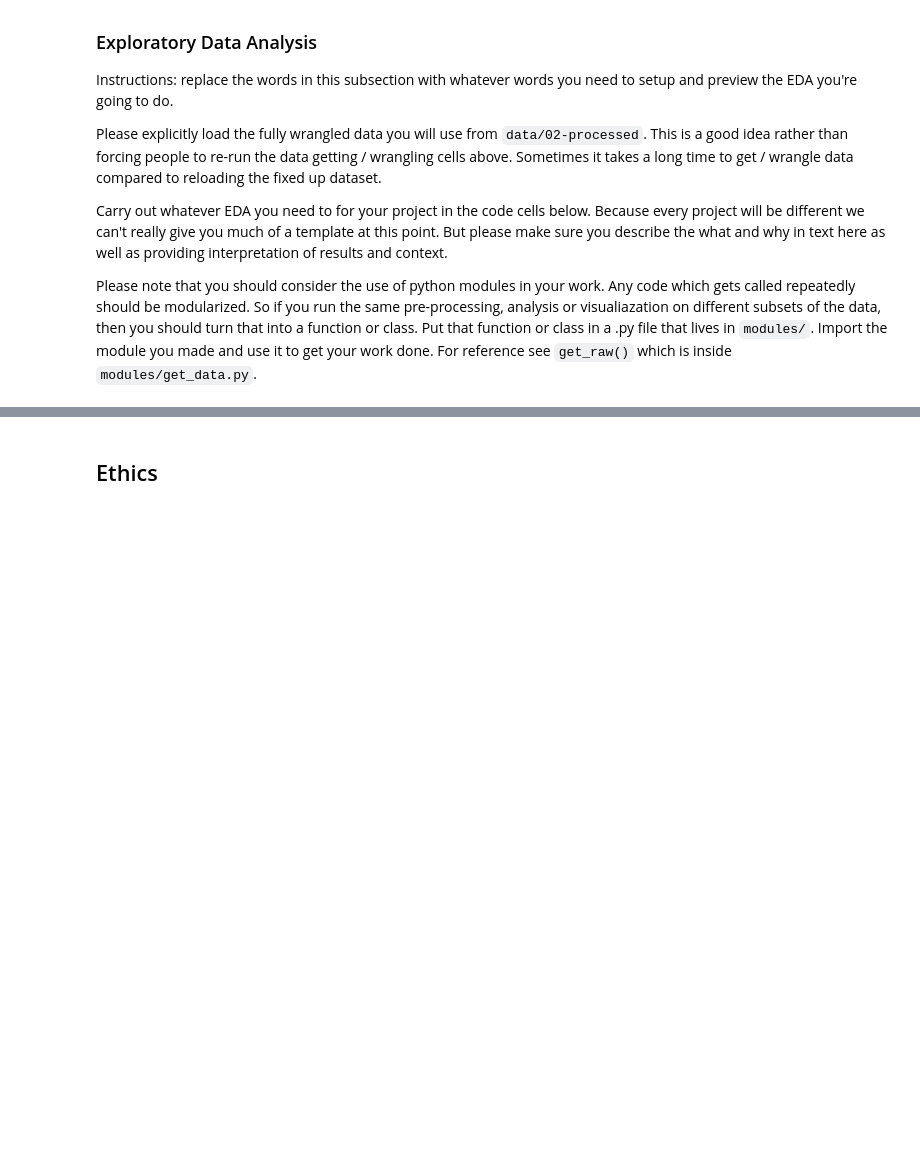
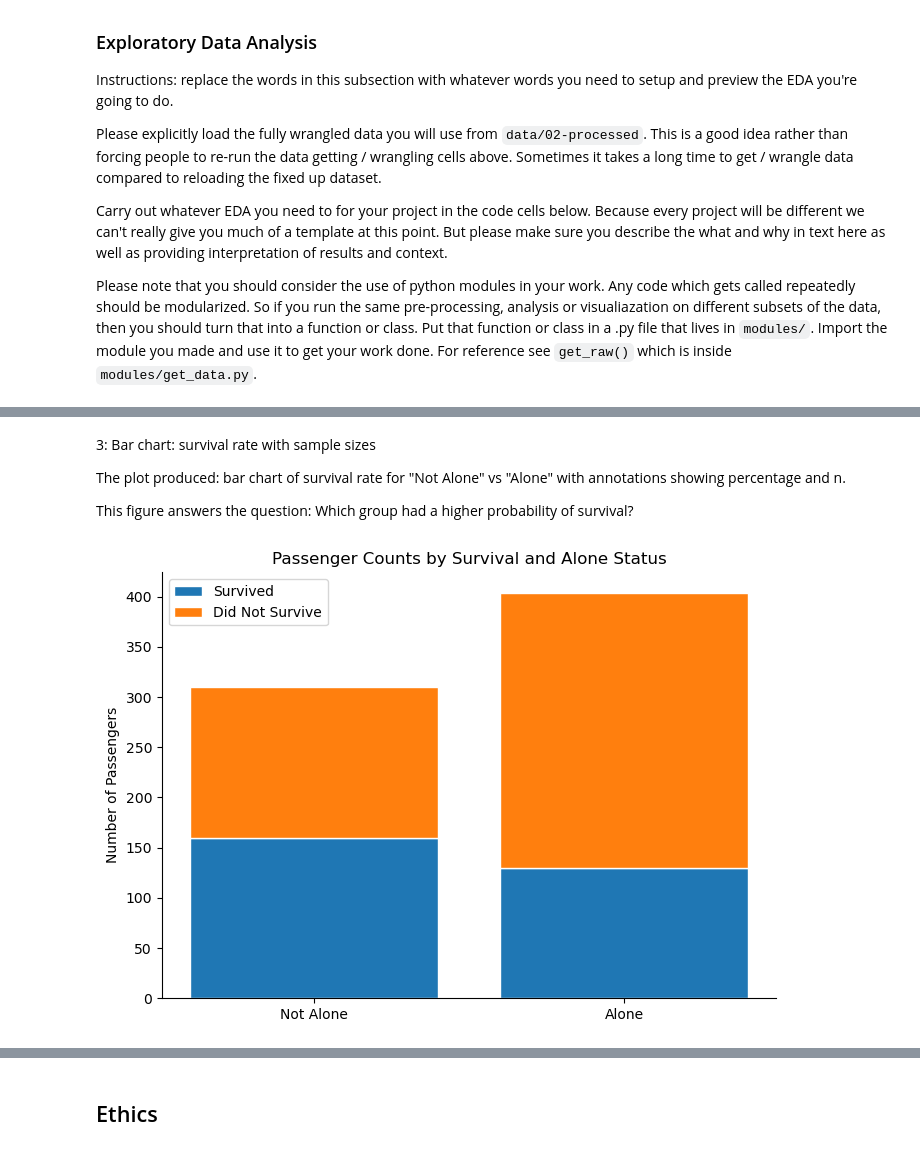
Before and after one commit to COGS108/Group036_WI26, a Jupyter notebook: 02-EDACheckpoint.ipynb, the cells around one changed output, grey strips where cells are left out. Cells and saved outputs as stored; diff of their text form; code cells hidden in the pictures; blank space fills up the shorter version.

```diff
--- a/02-EDACheckpoint.ipynb
+++ b/02-EDACheckpoint.ipynb
@@ -361,0 +343,28 @@ print(df.groupby(['pclass', 'alone'])['survived'].mean().round(3).to_string())
+# %% [markdown]
+3: Bar chart: survival rate with sample sizes
+
+The plot produced: bar chart of survival rate for "Not Alone" vs "Alone" with annotations showing percentage and n.
+
+This figure answers the question: Which group had a higher probability of survival?
+# %%
+fig, ax = plt.subplots(figsize=(7, 5))
+
+survived_counts = survival_by_alone["survived"].tolist()
+not_survived_counts = (survival_by_alone["total"] - survival_by_alone["survived"]).tolist()
+x = np.arange(len(labels))
+
+ax.bar(x, survived_counts, label="Survived", edgecolor="white")
+ax.bar(x, not_survived_counts, bottom=survived_counts, label="Did Not Survive", edgecolor="white")
+
+ax.set_xticks(x)
+ax.set_xticklabels(labels)
+ax.set_ylabel("Number of Passengers")
+ax.set_title("Passenger Counts by Survival and Alone Status")
+ax.legend()
+ax.spines[["top", "right"]].set_visible(False)
+
+plt.tight_layout()
+plt.savefig("figures/eda_alone_counts_stacked.png", dpi=150, bbox_inches="tight")
+plt.show()
+# %% [output]
+[figure, added]
```
Also changed, not shown: parts of 21 cells of this notebook.
